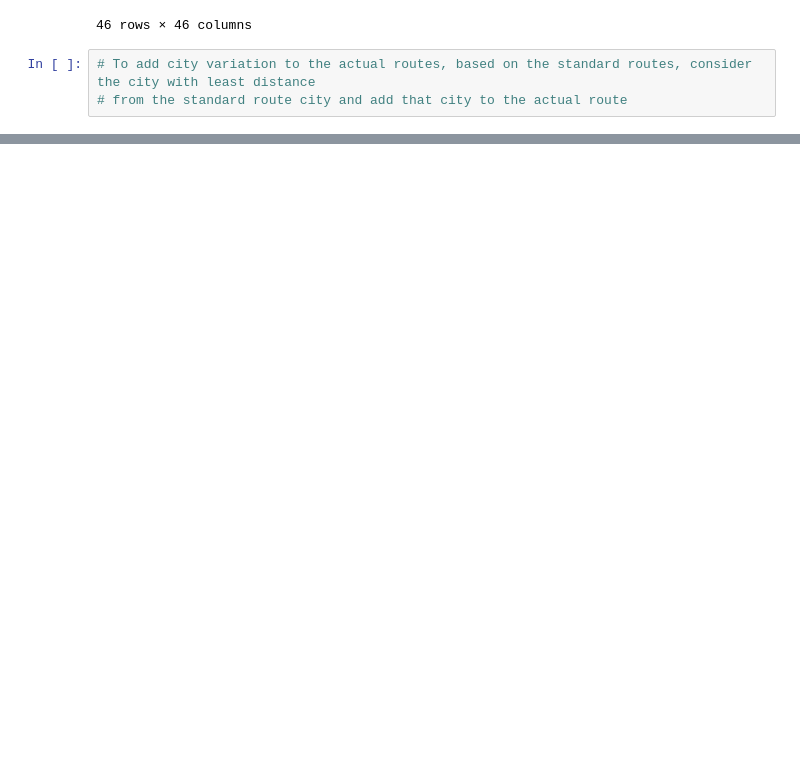
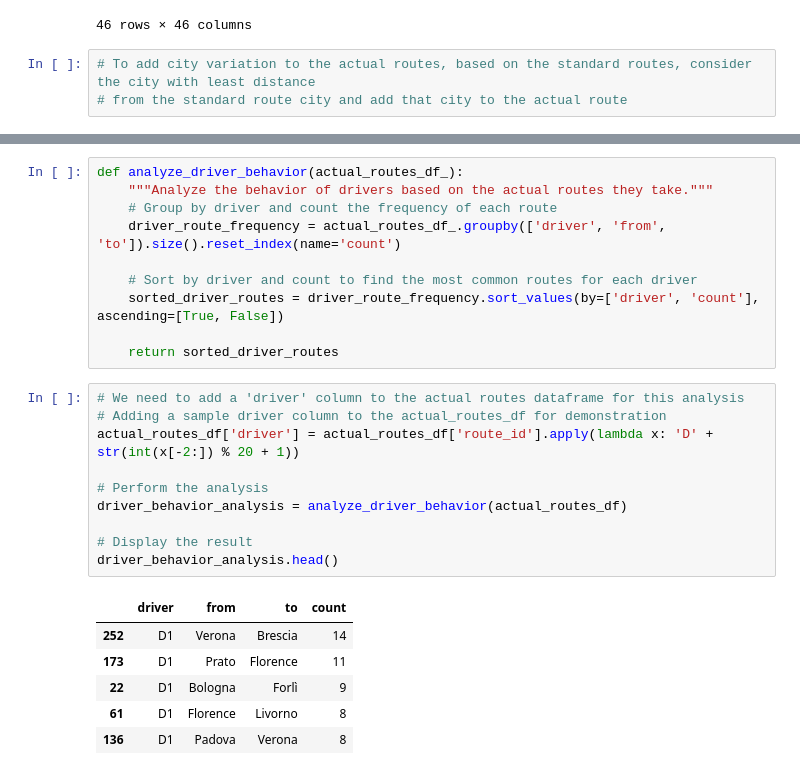
Before and after one commit to adnanit035/identifying-compensation-for-vaguely-followed-trips, a Jupyter notebook: experiments.ipynb, the cells around one changed output, grey strips where cells are left out. Cells and saved outputs as stored; diff of their text form; blank space fills up the shorter version.

```diff
--- a/experiments.ipynb
+++ b/experiments.ipynb
@@ -479,0 +596,27 @@ distance_matrix
+# %%
+def analyze_driver_behavior(actual_routes_df_):
+    """Analyze the behavior of drivers based on the actual routes they take."""
+    # Group by driver and count the frequency of each route
+    driver_route_frequency = actual_routes_df_.groupby(['driver', 'from', 'to']).size().reset_index(name='count')
+
+    # Sort by driver and count to find the most common routes for each driver
+    sorted_driver_routes = driver_route_frequency.sort_values(by=['driver', 'count'], ascending=[True, False])
+
+    return sorted_driver_routes
+# %%
+# We need to add a 'driver' column to the actual routes dataframe for this analysis
+# Adding a sample driver column to the actual_routes_df for demonstration
+actual_routes_df['driver'] = actual_routes_df['route_id'].apply(lambda x: 'D' + str(int(x[-2:]) % 20 + 1))
+
+# Perform the analysis
+driver_behavior_analysis = analyze_driver_behavior(actual_routes_df)
+
+# Display the result
+driver_behavior_analysis.head()
+# %% [output]
+|  | driver | from | to | count |
+| 252 | D1 | Verona | Brescia | 14 |
+| 173 | D1 | Prato | Florence | 11 |
+| 22 | D1 | Bologna | Forlì | 9 |
+| 61 | D1 | Florence | Livorno | 8 |
+| 136 | D1 | Padova | Verona | 8 |
```
Also changed, not shown: parts of 13 cells of this notebook, 7 other files.
